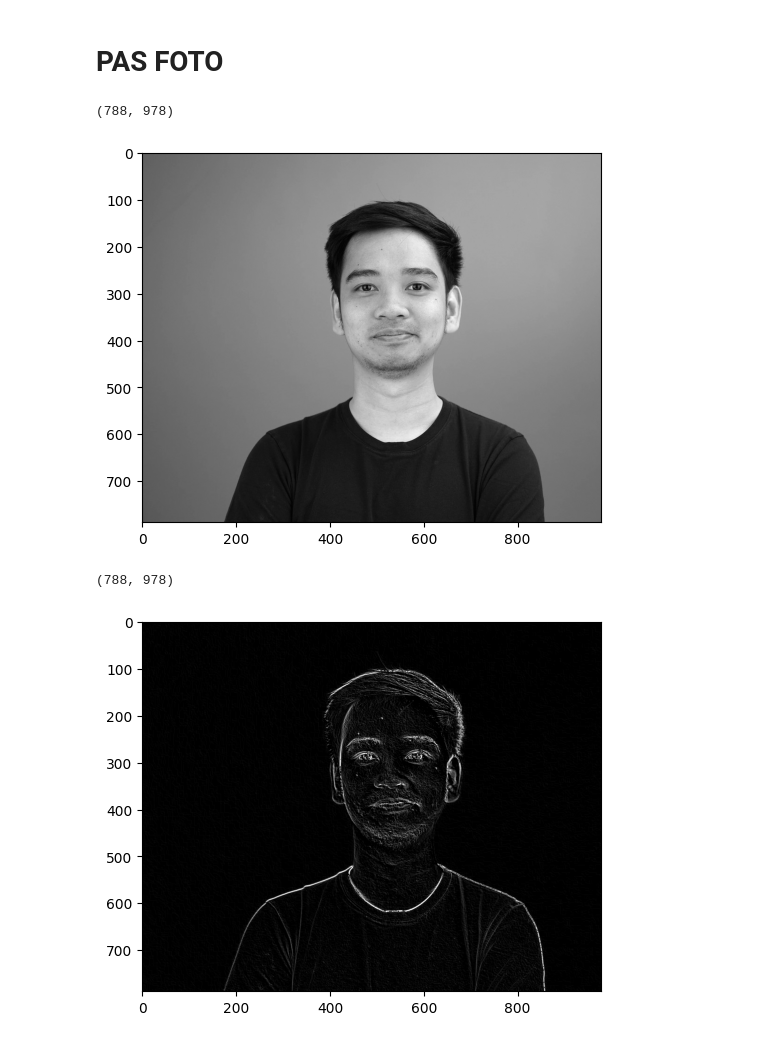
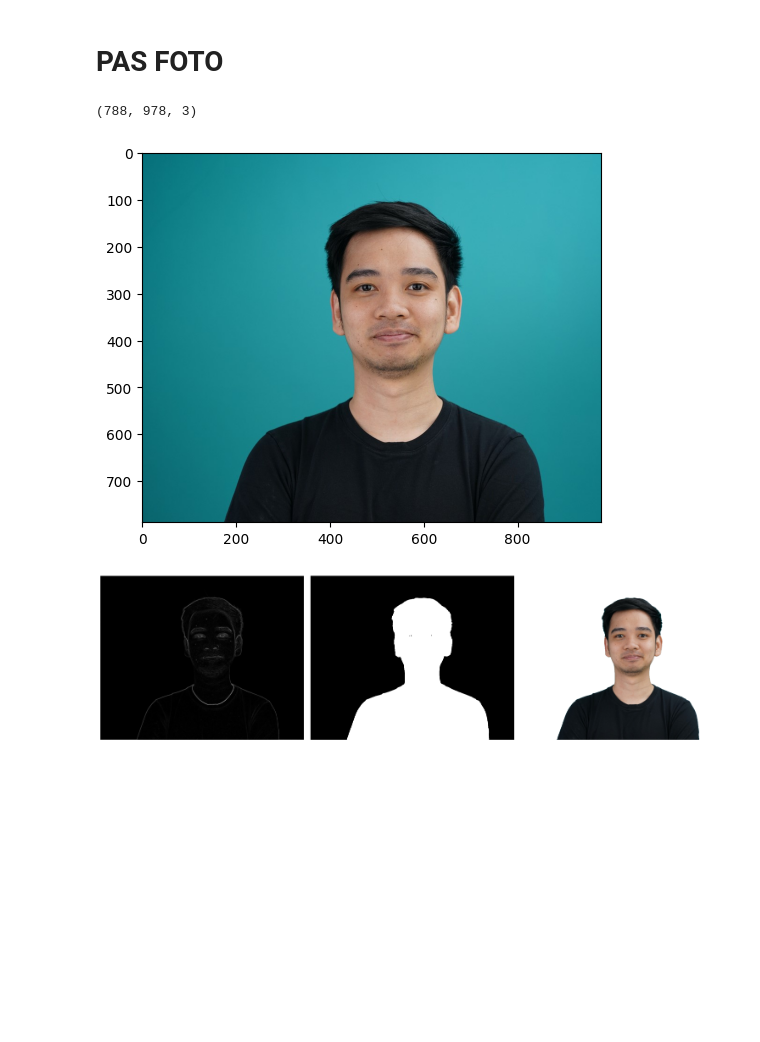
Before and after one commit to praktikum-pcd-2026/jurnal-modul-3-alp-OktoraRizka, a Jupyter notebook: F1D02410145_M3.ipynb, the cells around one changed output. Drawn from its saved outputs; the diff is of its cells as text; code cells hidden in the pictures; blank space fills up the shorter version.

```diff
--- a/F1D02410145_M3.ipynb
+++ b/F1D02410145_M3.ipynb
@@ -381,18 +479,48 @@ Pada citra tersebut penggunaan dari tresholding adalah mengurangi noise pada cit
 # %%
 david = cv2.imread('david.jpg')
 davidAbu = cv2.cvtColor(david, cv2.COLOR_BGR2GRAY)
-plt.imshow(davidAbu, cmap='gray')
+davidRGB = cv2.cvtColor(david, cv2.COLOR_BGR2RGB)
+plt.imshow(davidRGB, cmap='gray')
 plt.axis()
-print(davidAbu.shape)
+print(davidRGB.shape)
 # %% [output]
-(788, 978)
+(788, 978, 3)
-[figure, old version]
+[figure, new version]
 # %%
-david_Sobel = edge(davidAbu, sobelX, sobelY)
+sobel_davidX = convolution(davidAbu, sobelX)
+sobel_davidY = convolution(davidAbu, sobelY)
 
-plt.imshow(david_Sobel, cmap='gray')
-plt.axis()
-print(david_Sobel.shape)
+sobel_david = np.abs(sobel_davidX) + np.abs(sobel_davidY)
+sobel_david = sobel_david * 255.0 / np.max(sobel_david)
+sobel_david = np.clip(sobel_david, 0, 255).astype(np.uint8)
+
+red = davidRGB[:, :, 0].astype(np.float32)
+green = davidRGB[:, :, 1].astype(np.float32)
+blue = davidRGB[:, :, 2].astype(np.float32)
+mask_background = (green > red) & (blue > red) & (green > 80) & (blue > 80)
+
+mask_foreground = (~mask_background).astype(np.uint8) * 255
+mask_foreground = filter(mask_foreground, 3, 'median')
+
+hasil = davidRGB
+hasil[mask_foreground == 0] = [255, 255, 255]
+
+
+plt.figure(figsize=(15, 5))
+
+plt.subplot(1, 3, 1)
+plt.imshow(sobel_david, cmap='gray')
+plt.axis('off')
+
+plt.subplot(1, 3, 2)
+plt.imshow(mask_foreground, cmap='gray')
+plt.axis('off')
+
+plt.subplot(1, 3, 3)
+plt.imshow(hasil)
+plt.axis('off')
+
+plt.tight_layout()
+plt.show()
 # %% [output]
-(788, 978)
-[figure, old version]
+[figure, new version]
```
Also changed, not shown: parts of 29 cells of this notebook.
